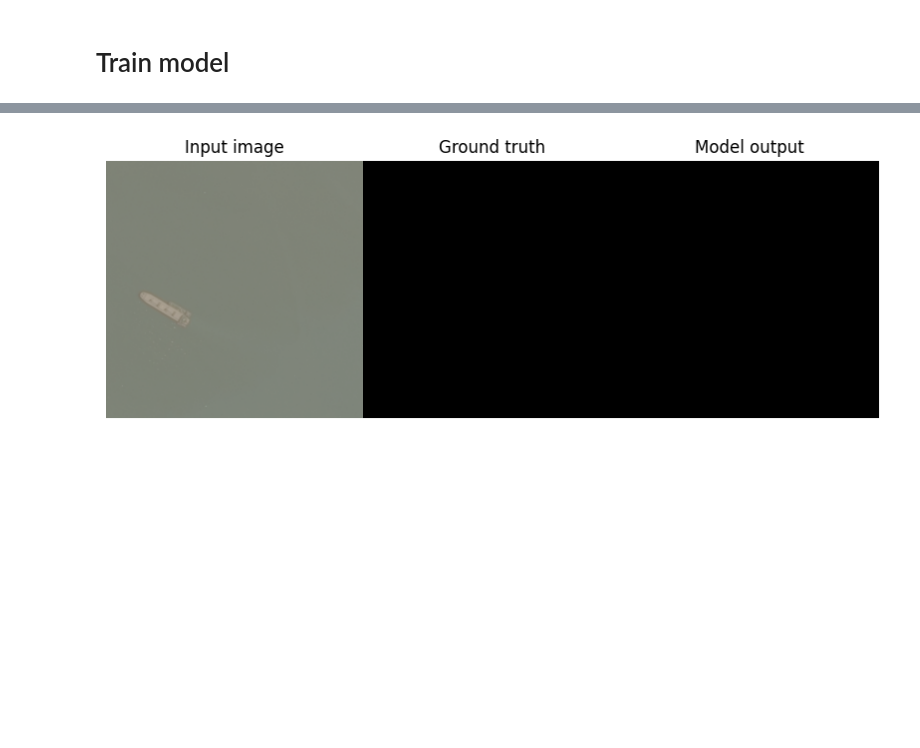
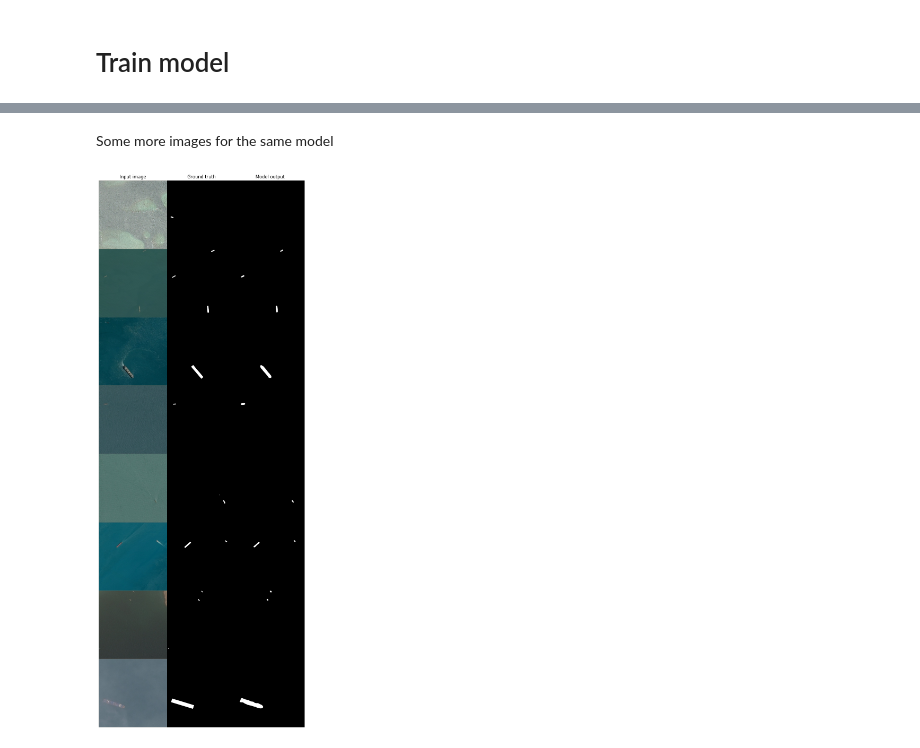
Before and after one commit to daanknoors/airbus-ship-detection, a Jupyter notebook: notebooks/001_train_model.ipynb, the cells around one changed output, grey strips where cells are left out. Drawn from its saved outputs; the diff is of its cells as text; code cells hidden in the pictures; blank space fills up the shorter version.

```diff
--- a/notebooks/001_train_model.ipynb
+++ b/notebooks/001_train_model.ipynb
@@ -240,57 +236,22 @@ Valid loss: 0.07439, Mean F2: 0.82933, Jaccard: 0.53309, Dice: 0.58418
-# %%
-def predict_mask(model, image, device):
-    model.eval()
-    with torch.no_grad():
-        # convert to tensor
-        if not torch.is_tensor(image):
-            image = transforms.ToTensor()(image).unsqueeze(0)  # add batch dimension
-        image = image.to(device)
-        out = model.forward(image)
-        out = ((out > 0).float()) * 255
-        image = image.data.cpu()
-        out = out.data.cpu()
-    return out
-
-def predict_mask_loader(model, loader, device):
-    model.eval()
-    images, gts = next(iter(loader))
-    images = images.to(device)
-    out = model.forward(images)
-    out = ((out > 0).float()) * 255
-    images = images.data.cpu()
-    out = out.data.cpu()
-    return images, gts, out
-
-
-import io
-from PIL import Image
-
-# load random image
-example_img = configs.DIR_DATA_TRAIN_IMG / "0a0df8299.jpg"
-image = Image.open(example_img)
-buf = io.BytesIO()
-image.save(buf, format="JPEG")
-
-# Predict mask
-model = inference.load_model(model_name='UNET_CUSTOM', run_id=1)
-model.eval()
-out = predict_mask(model=model, image=image, device=trainer.get_torch_device())
-out = out.squeeze(0)  # remove batch dimension
-example_img = transforms.ToTensor()(image).unsqueeze(0)  # add batch dimension
-gt = df_segments.filter(pl.col("ImageId") == "0a0df8299.jpg")['EncodedPixels'].to_list()
-if len(gt) > 0 and gt[0] != '-1':
-    gt = processing.rle_decode(gt[0])
-    gt = transforms.ToTensor()(gt).unsqueeze(0)  # add batch dimension
-else:
-    gt = torch.zeros((1, configs.IMG_H, configs.IMG_W))
-
-
-processing.imshow_gt_out(torchvision.utils.make_grid(example_img, nrow=1),torchvision.utils.make_grid(gt, nrow=1), torchvision.utils.make_grid(out, nrow=1))
-plt.show()
-
-# # Display some images from loader
-# images, gts, outs = predict_mask(model, val_loader, trainer.get_torch_device())
-
-# processing.imshow_gt_out(torchvision.utils.make_grid(images, nrow=1),torchvision.utils.make_grid(gts, nrow=1), torchvision.utils.make_grid(outs, nrow=1))
-# %% [output]
-[figure, removed]
+# %% [markdown]
+Some more images for the same model
+# %%
+ # Model inference
+model = inference.load_model(model_name='UNET_RESNET34ImgNet', run_id=2500)
+model.eval()
+
+val_dataset = AirbusDataset(df_val)
+val_loader = torch.utils.data.DataLoader(val_dataset, batch_size=8, shuffle=True, num_workers=0)
+
+# Display some images from loader
+images, gt = next(iter(val_loader))
+gt = gt.data.cpu()
+images = images.to(trainer.get_torch_device())
+out = model.forward(images)
+out = ((out > 0).float()) * 255
+images = images.data.cpu()
+out = out.data.cpu()
+processing.imshow_gt_out(torchvision.utils.make_grid(images, nrow=1),torchvision.utils.make_grid(gt, nrow=1), torchvision.utils.make_grid(out, nrow=1))
+plt.show()
+# %% [output]
+[figure, added]
```
Also changed, not shown: parts of 4 cells of this notebook, 1 other file.
